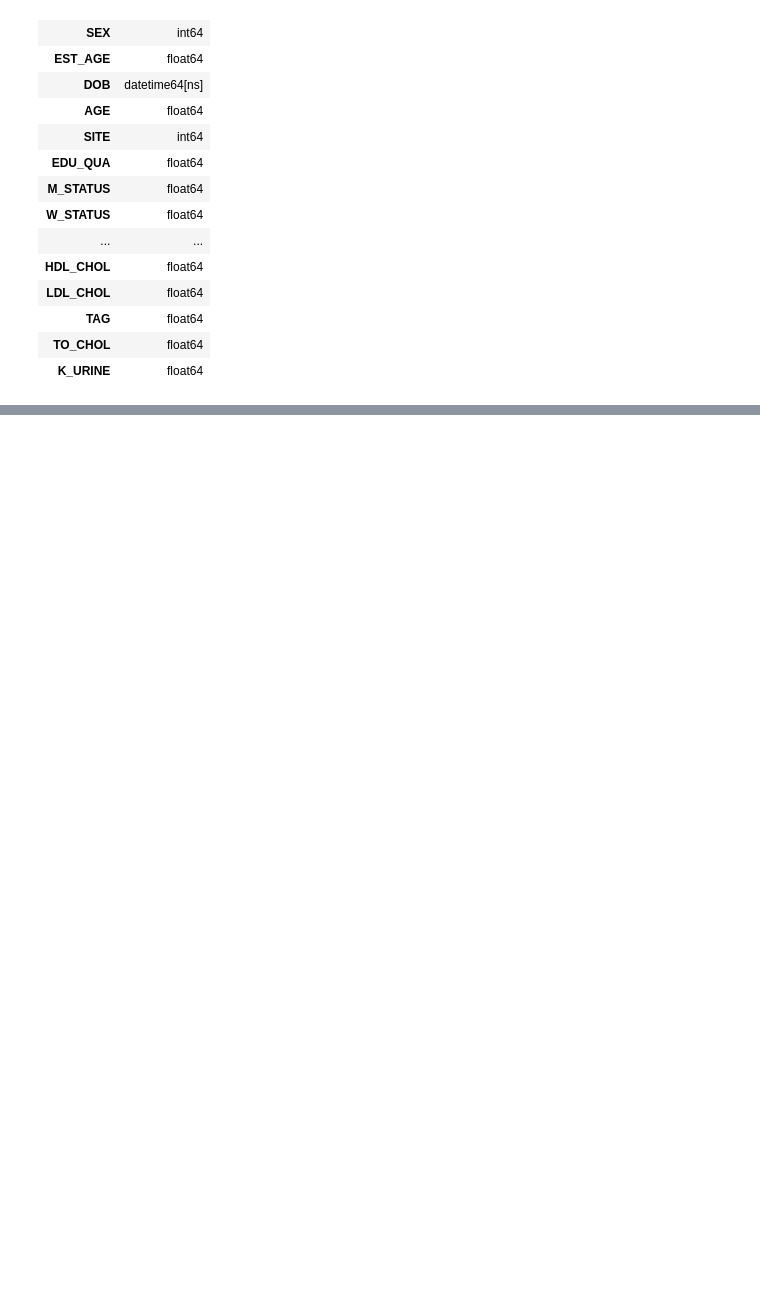
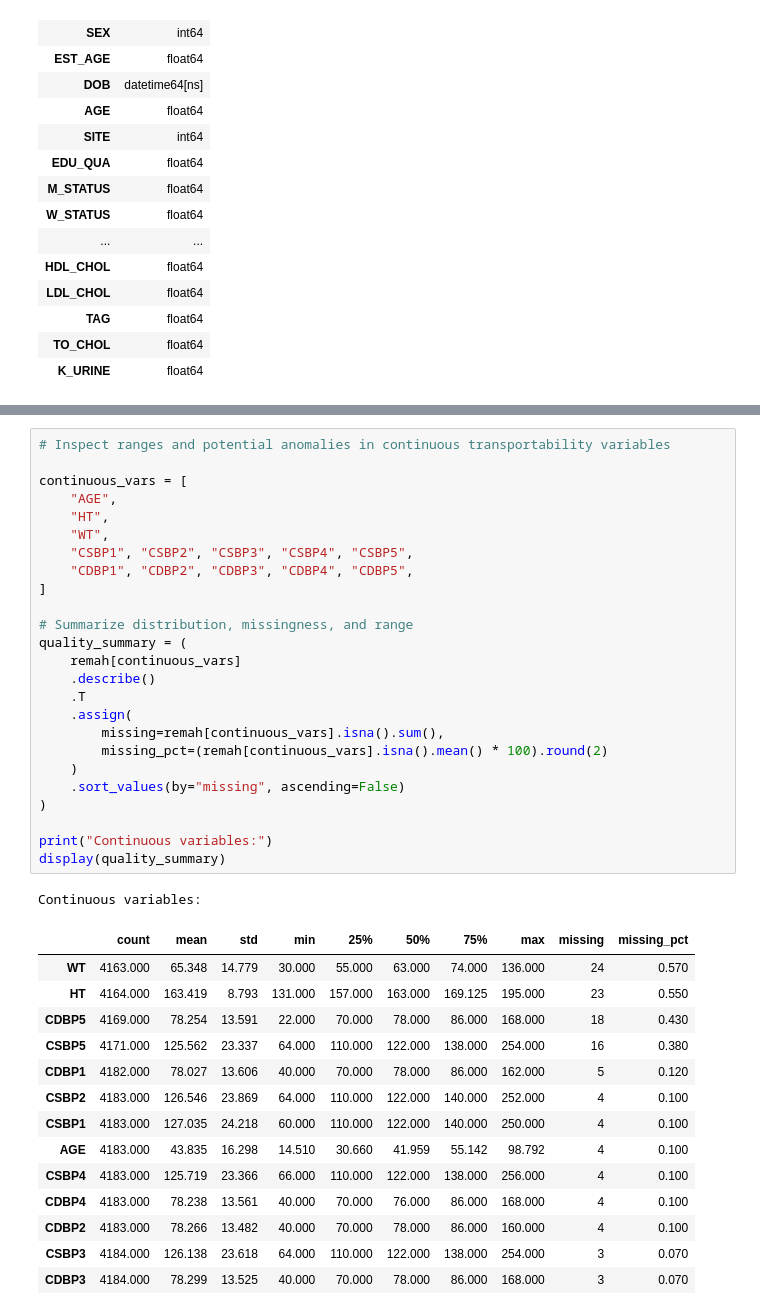
Before and after one commit to Phawazz/HyperSense, a Jupyter notebook: HyperSense v1.2/01_transportability.ipynb, the cells around one changed output, grey strips where cells are left out. Saved outputs shown, nothing was run; the diff lists cells and outputs as text; blank space fills up the shorter version.

Commit message:
transportability in progress

```diff
--- a/HyperSense v1.2/01_transportability.ipynb
+++ b/HyperSense v1.2/01_transportability.ipynb
@@ -253,0 +236,41 @@ Name: count, dtype: int64
+# %%
+# Inspect ranges and potential anomalies in continuous transportability variables
+
+continuous_vars = [
+    "AGE",
+    "HT",
+    "WT",
+    "CSBP1", "CSBP2", "CSBP3", "CSBP4", "CSBP5",
+    "CDBP1", "CDBP2", "CDBP3", "CDBP4", "CDBP5",
+]
+
+# Summarize distribution, missingness, and range
+quality_summary = (
+    remah[continuous_vars]
+    .describe()
+    .T
+    .assign(
+        missing=remah[continuous_vars].isna().sum(),
+        missing_pct=(remah[continuous_vars].isna().mean() * 100).round(2)
+    )
+    .sort_values(by="missing", ascending=False)
+)
+
+print("Continuous variables:")
+display(quality_summary)
+# %% [output]
+Continuous variables:
+|  | count | mean | std | min | 25% | 50% | 75% | max | missing | missing_pct |
+| WT | 4163.000 | 65.348 | 14.779 | 30.000 | 55.000 | 63.000 | 74.000 | 136.000 | 24 | 0.570 |
+| HT | 4164.000 | 163.419 | 8.793 | 131.000 | 157.000 | 163.000 | 169.125 | 195.000 | 23 | 0.550 |
+| CDBP5 | 4169.000 | 78.254 | 13.591 | 22.000 | 70.000 | 78.000 | 86.000 | 168.000 | 18 | 0.430 |
+| CSBP5 | 4171.000 | 125.562 | 23.337 | 64.000 | 110.000 | 122.000 | 138.000 | 254.000 | 16 | 0.380 |
+| CDBP1 | 4182.000 | 78.027 | 13.606 | 40.000 | 70.000 | 78.000 | 86.000 | 162.000 | 5 | 0.120 |
+| CSBP2 | 4183.000 | 126.546 | 23.869 | 64.000 | 110.000 | 122.000 | 140.000 | 252.000 | 4 | 0.100 |
+| CSBP1 | 4183.000 | 127.035 | 24.218 | 60.000 | 110.000 | 122.000 | 140.000 | 250.000 | 4 | 0.100 |
+| AGE | 4183.000 | 43.835 | 16.298 | 14.510 | 30.660 | 41.959 | 55.142 | 98.792 | 4 | 0.100 |
+| CSBP4 | 4183.000 | 125.719 | 23.366 | 66.000 | 110.000 | 122.000 | 138.000 | 256.000 | 4 | 0.100 |
+| CDBP4 | 4183.000 | 78.238 | 13.561 | 40.000 | 70.000 | 76.000 | 86.000 | 168.000 | 4 | 0.100 |
+| CDBP2 | 4183.000 | 78.266 | 13.482 | 40.000 | 70.000 | 78.000 | 86.000 | 160.000 | 4 | 0.100 |
+| CSBP3 | 4184.000 | 126.138 | 23.618 | 64.000 | 110.000 | 122.000 | 138.000 | 254.000 | 3 | 0.070 |
+| CDBP3 | 4184.000 | 78.299 | 13.525 | 40.000 | 70.000 | 78.000 | 86.000 | 168.000 | 3 | 0.070 |
```
Also changed, not shown: parts of 5 cells of this notebook.
